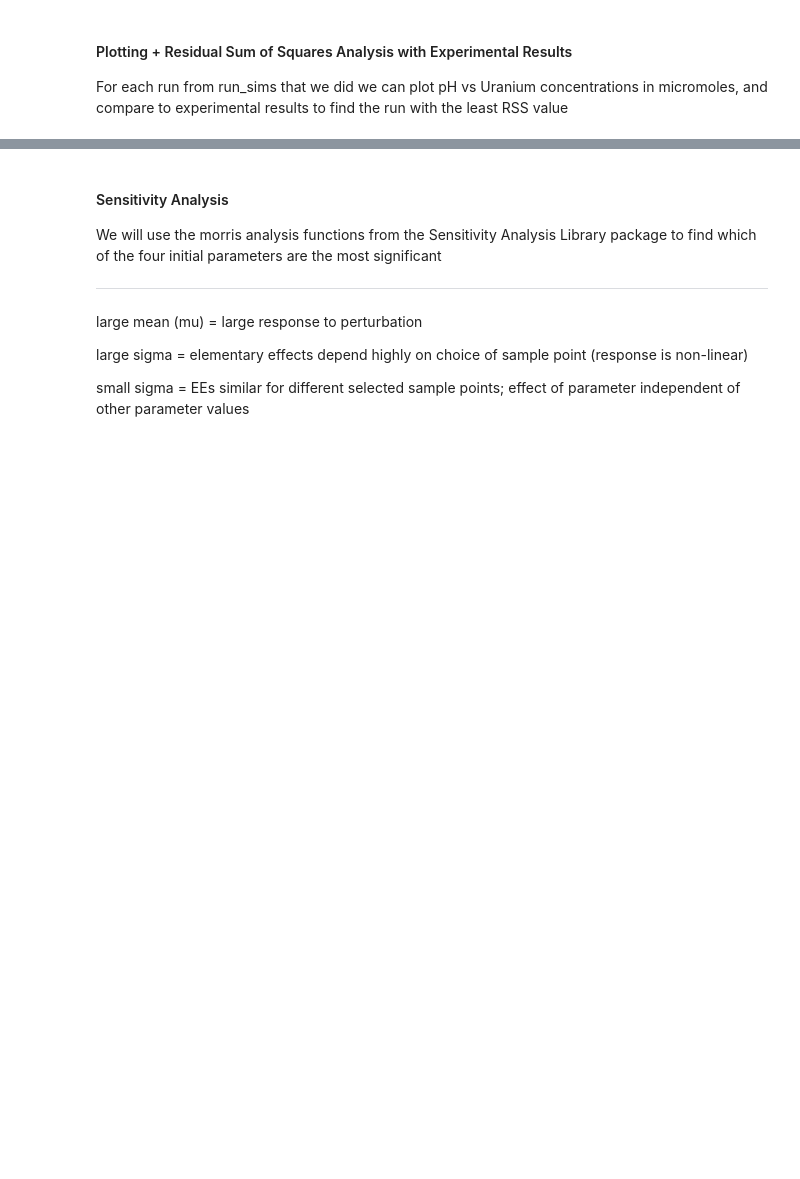
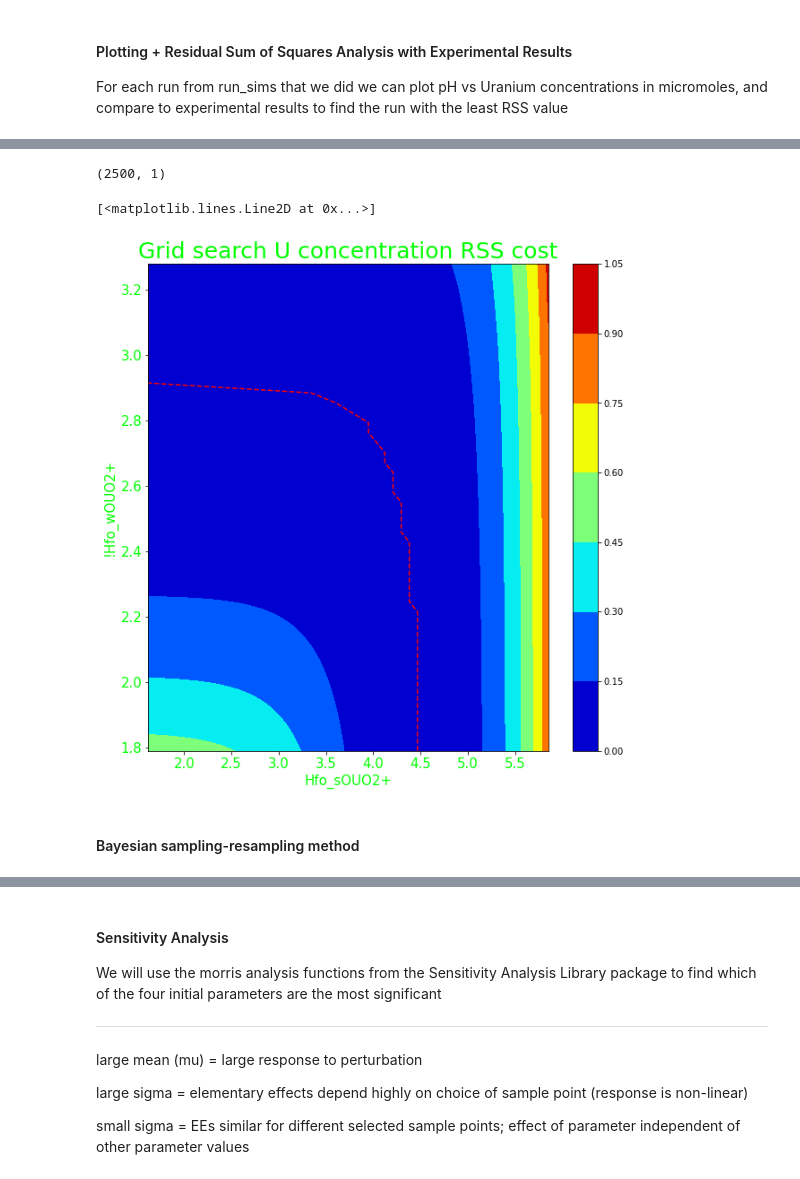
Before and after one commit to A-440Hz/ML4SCM, a Jupyter notebook: UQ - Monte Carlo Simulations.ipynb, the cells around one changed output, grey strips where cells are left out. Cells and saved outputs as stored; diff of their text form; code cells hidden in the pictures; blank space fills up the shorter version.

Commit message:
bayes sampling

```diff
--- a/UQ - Monte Carlo Simulations.ipynb
+++ b/UQ - Monte Carlo Simulations.ipynb
@@ -213,0 +369,33 @@ plt.show()
+# %%
+# gsll = grid_search_f(gs_params, ll_func)
+# np.save("gs_loglikelihood.npy", gsll)
+gsll = np.load("gs_loglikelihood.npy")
+# %%
+np.shape(gsll)
+# %% [output]
+(2500, 1)
+# %%
+f = plt.figure(figsize=[10,10])
+
+# setting plot colors so I can read the plot in a dark background notebook
+plt.title("Grid search U concentration RSS cost", fontdict={'fontsize': 25, 'color': 'lime'})
+plt.xlabel('Hfo_sOUO2+', fontdict={'fontsize': 15, 'color': 'lime'})
+plt.xticks(fontsize = 15, color = 'lime')
+plt.ylabel('!Hfo_wOUO2+', fontdict={'fontsize': 15, 'color': 'lime'})
+plt.yticks(fontsize = 15, color = 'lime')
+
+
+plt.contourf(xx, yy, gsll.reshape(50,50), cmap = 'jet')
+plt.colorbar()
+
+# finding minimum xx cost value across each column
+xx_idx = np.argmin(gsll.reshape(50,50), 1)
+xx_min = [xx[ii][xx_idx[ii]] for ii in range(len(xx_idx))]
+
+# plotting xx minimum cost parameter for each yy parameter
+plt.plot(xx_min, yy[:,0], "r--")
+# %% [output]
+[<matplotlib.lines.Line2D at 0x...>]
+[figure, added]
+# %% [markdown]
+#### Bayesian sampling-resampling method
```
Also changed, not shown: parts of 32 cells of this notebook.
